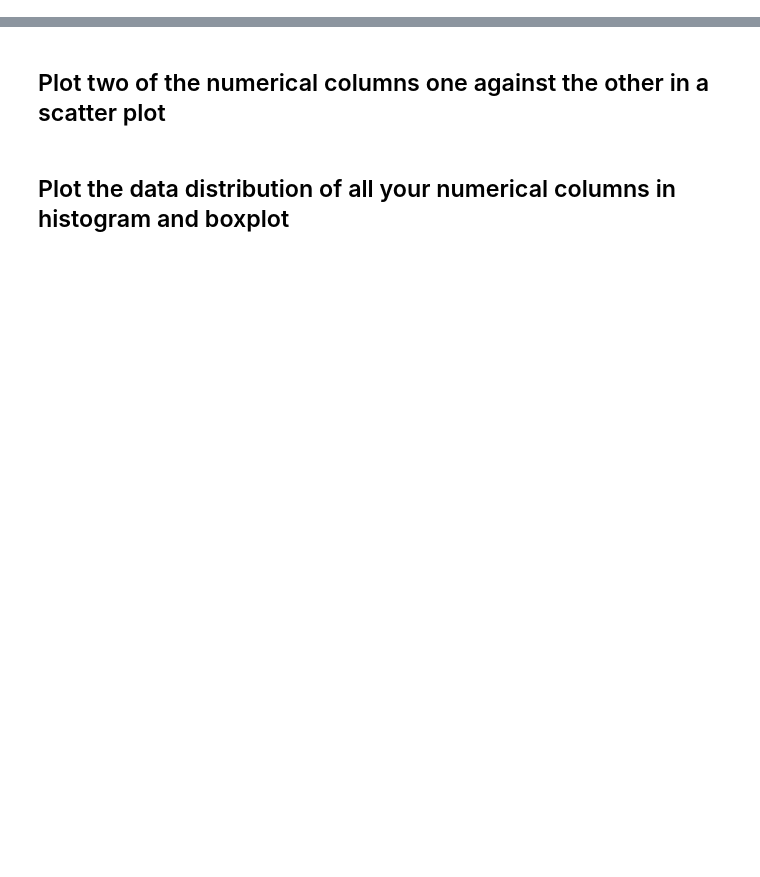
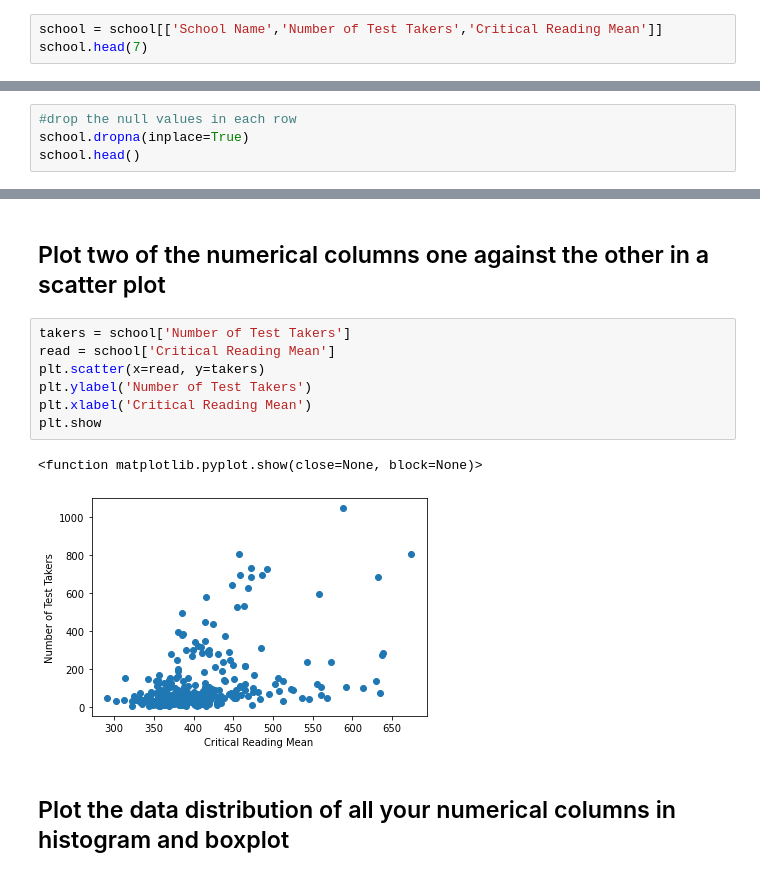
Before and after one commit to alyannisa/module-2, a Jupyter notebook: mod2_nurul_alyannisa.ipynb, the cells around one changed output, grey strips where cells are left out. Drawn from its saved outputs; the diff is of its cells as text; blank space fills up the shorter version.

```diff
--- a/mod2_nurul_alyannisa.ipynb
+++ b/mod2_nurul_alyannisa.ipynb
@@ -35,2 +46,5 @@ school.head(7)
 # %% [markdown]
 ## Remove all but 2 numerical values columns of your choice and display the reducted dataframe.
+# %%
+school = school[['School Name','Number of Test Takers','Critical Reading Mean']]
+school.head(7)
@@ -36,0 +60,4 @@ school.head(7)
+# %%
+#drop the null values in each row
+school.dropna(inplace=True)
+school.head()
@@ -39,4 +85,14 @@ school.head(7)
 # %% [markdown]
 ## Plot two of the numerical columns one against the other in a scatter plot
+# %%
+takers = school['Number of Test Takers']
+read = school['Critical Reading Mean']
+plt.scatter(x=read, y=takers)
+plt.ylabel('Number of Test Takers')
+plt.xlabel('Critical Reading Mean')
+plt.show
+# %% [output]
+<function matplotlib.pyplot.show(close=None, block=None)>
+[figure, added]
 # %% [markdown]
 ## Plot the data distribution of all your numerical columns in histogram and boxplot
```
Also changed, not shown: parts of 12 cells of this notebook.
